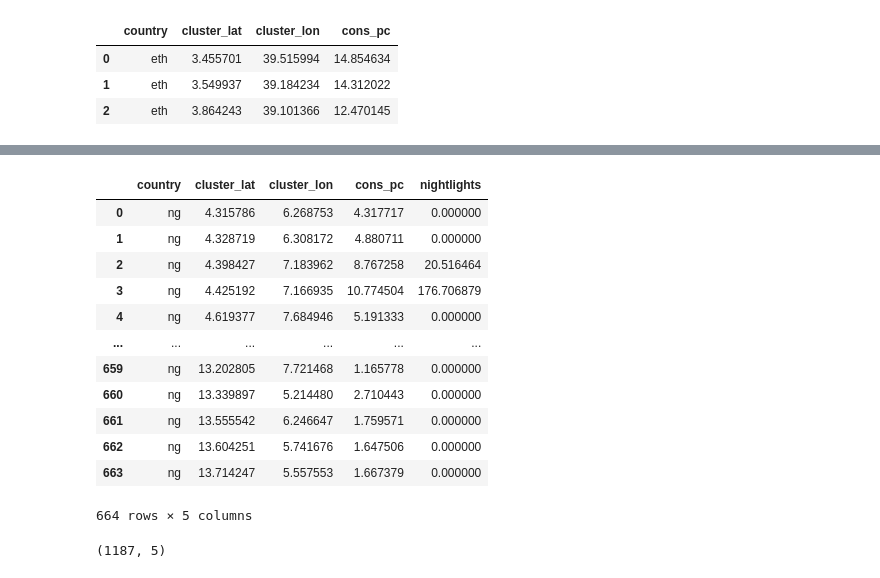
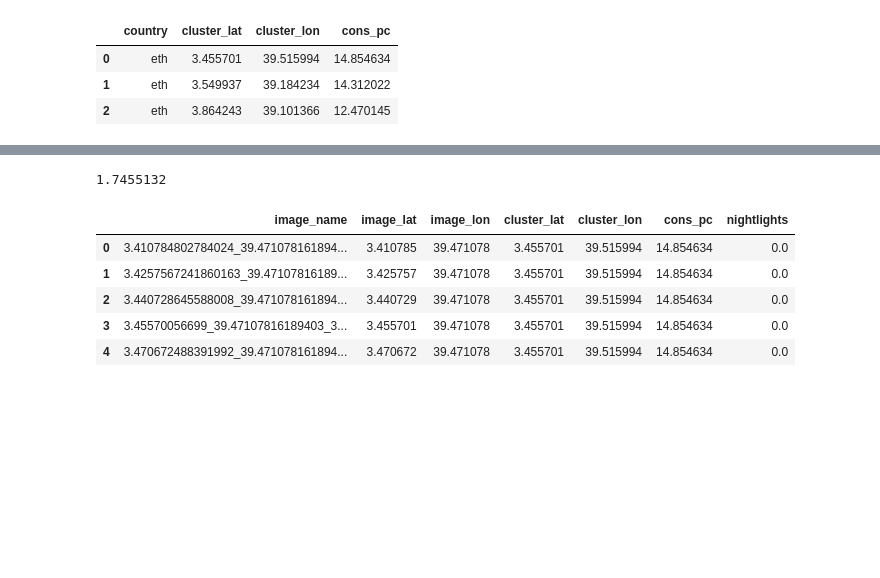
Before and after one commit to ladis-jil/Predicting-Economic-Activity-Satelite-Imagery, a Jupyter notebook: test_notebook.ipynb, the cells around one changed output, grey strips where cells are left out. Drawn from its saved outputs; the diff is of its cells as text; code cells hidden in the pictures; blank space fills up the shorter version.

```diff
--- a/test_notebook.ipynb
+++ b/test_notebook.ipynb
@@ -128,6 +123,6 @@ filtered_df = data[
 # %%
 import math
-def create_space(lat, lon, s=1):
+def create_space(lat, lon, s=10):
     """Creates a s km x s km square centered on (lat, lon)"""
     v = (180/math.pi)*(500/6378137)*s # roughly 0.045 for s=10
     return lat - v, lon - v, lat + v, lon + v
@@ -183,22 +177,4 @@ add_nightlights(data_nig, tif_array)
 # %%
-data_nig
+data_nig['nightlights'].mean()
 # %% [output]
-|  | country | cluster_lat | cluster_lon | cons_pc | nightlights |
-| 0 | ng | 4.315786 | 6.268753 | 4.317717 | 0.000000 |
-| 1 | ng | 4.328719 | 6.308172 | 4.880711 | 0.000000 |
-| 2 | ng | 4.398427 | 7.183962 | 8.767258 | 20.516464 |
-| 3 | ng | 4.425192 | 7.166935 | 10.774504 | 176.706879 |
-| 4 | ng | 4.619377 | 7.684946 | 5.191333 | 0.000000 |
-| ... | ... | ... | ... | ... | ... |
-| 659 | ng | 13.202805 | 7.721468 | 1.165778 | 0.000000 |
-| 660 | ng | 13.339897 | 5.214480 | 2.710443 | 0.000000 |
-| 661 | ng | 13.555542 | 6.246647 | 1.759571 | 0.000000 |
-| 662 | ng | 13.604251 | 5.741676 | 1.647506 | 0.000000 |
-| 663 | ng | 13.714247 | 5.557553 | 1.667379 | 0.000000 |
-664 rows × 5 columns
+1.7455132
-# %%
-
-concat_dataframe = pd.concat([data, data_nig])
-concat_dataframe.shape
-# %% [output]
-(1187, 5)
@@ -253,4 +227,13 @@ def generate_download_locations(df, ipc=50):
 
     return pd.DataFrame.from_dict(df_download)
 # %%
-df_eth_download = generate_download_locations(filtered_df)
+df_eth_download = generate_download_locations(data)
+# %%
+df_eth_download.head()
+# %% [output]
+|  | image_name | image_lat | image_lon | cluster_lat | cluster_lon | cons_pc | nightlights |
+| 0 | 3.410784802784024_39.471078161894... | 3.410785 | 39.471078 | 3.455701 | 39.515994 | 14.854634 | 0.0 |
+| 1 | 3.4257567241860163_39.47107816189... | 3.425757 | 39.471078 | 3.455701 | 39.515994 | 14.854634 | 0.0 |
+| 2 | 3.440728645588008_39.471078161894... | 3.440729 | 39.471078 | 3.455701 | 39.515994 | 14.854634 | 0.0 |
+| 3 | 3.45570056699_39.47107816189403_3... | 3.455701 | 39.471078 | 3.455701 | 39.515994 | 14.854634 | 0.0 |
+| 4 | 3.470672488391992_39.471078161894... | 3.470672 | 39.471078 | 3.455701 | 39.515994 | 14.854634 | 0.0 |
```
Also changed, not shown: parts of 18 cells of this notebook, 3 other files.
